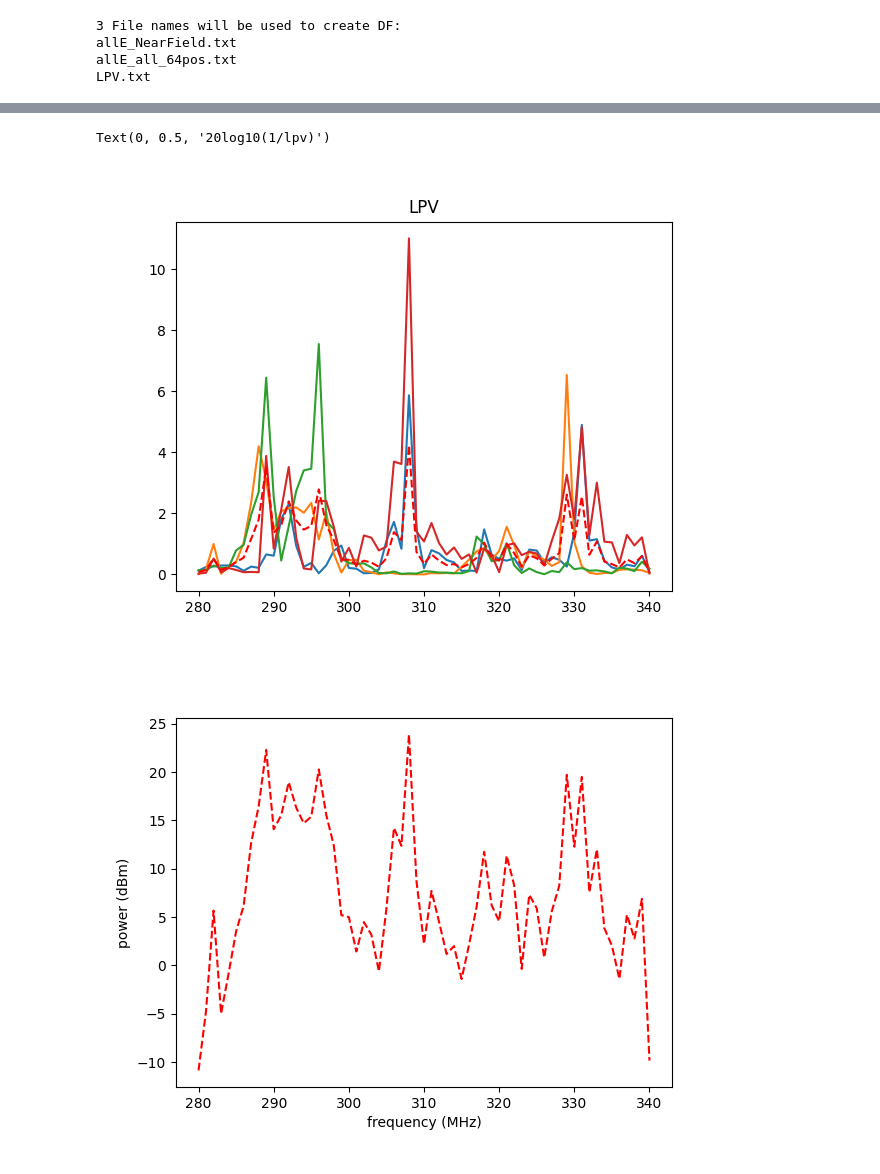
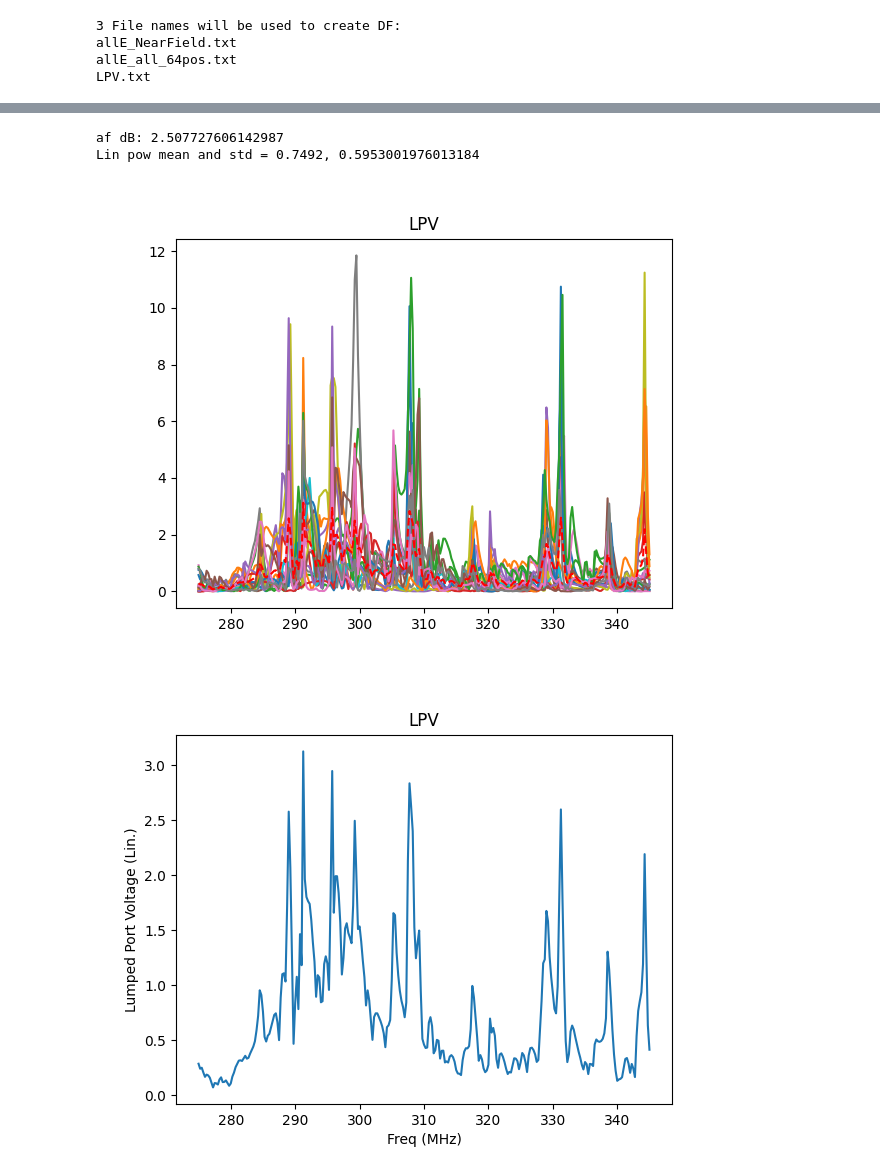
Before and after one commit to josephmlev/darkRadio, a Jupyter notebook: comsolSimulations/Af_eff_testing_9_11_23/analysis_shortDipoleInBox.ipynb, the cells around one changed output, grey strips where cells are left out. Saved outputs shown, nothing was run; the diff lists cells and outputs as text; code cells hidden in the pictures.

```diff
--- a/comsolSimulations/Af_eff_testing_9_11_23/analysis_shortDipoleInBox.ipynb
+++ b/comsolSimulations/Af_eff_testing_9_11_23/analysis_shortDipoleInBox.ipynb
@@ -4,6 +4,9 @@ import pandas as pd
 import matplotlib.pyplot as plt
 
 %matplotlib widget
+
+
+directory   = 'data/100cmDipInBox_17pos_755freqs_9_27_23/' #include trailing `/`
 # %%
 import numpy as np
 import pandas as pd
@@ -30,7 +33,6 @@ Also save text file with look up table of
 postionIdx, X, Y, Z, Alpha, Beta, Gamma
 '''
 
-directory   = 'data/100cmDipInBox_4Pos_70freq_9_25_23/' #include trailing `/`
 
 
 #get list of files in directory
@@ -167,26 +169,42 @@ plt.legend()
 # %%
 #plt LPV stuff
 
 plt.close('all')
 
 plt.figure()
 plt.title('LPV')
 for name, group in df.groupby('positionIdx'):
     plt.plot(group['freq(MHz)'], group['LPV'], label=f'Position {name}')
 plt.plot(group['freq(MHz)'], df.groupby('freq(MHz)').mean()['LPV'], 'r--', label = 'Mean')
 
+plt.figure()
+plt.title('LPV')
+plt.plot(group['freq(MHz)'], df.groupby('freq(MHz)').mean()['LPV'])
+plt.xlabel('Freq (MHz)')
+plt.ylabel('Lumped Port Voltage (Lin.)')
+
+
 #power
 plt.figure()
 plt.plot(group['freq(MHz)'], 10*np.log10((df.groupby('freq(MHz)').mean()['LPV'])**2/73 * 1000), 'r--', label = 'Mean')
 plt.xlabel('frequency (MHz)')
 plt.ylabel('power (dBm)')
 
 #AF lpv dB
 plt.figure()
-plt.plot(group['freq(MHz)'], 20*np.log10(df.groupby('freq(MHz)').mean()['LPV']), 'r--', label = 'Mean')
+plt.plot(group['freq(MHz)'], 20*np.log10(1/df.groupby('freq(MHz)').mean()['LPV']), 'r--', label = 'Mean')
 plt.xlabel('frequency (MHz)')
 plt.ylabel('20log10(1/lpv)')
+
+afdB = 20*np.log10(1/(np.mean(df.groupby('freq(MHz)').mean()['LPV'])))
+print(f'af dB: {afdB}')
+
+meanPow = np.mean(df.groupby('freq(MHz)').mean()['LPV'].mean())
+stdPow = np.std(df.groupby('freq(MHz)').mean()['LPV'])
+
+print(f'Lin pow mean and std = {np.round(meanPow,4)}, {stdPow}')
 # %% [output]
-Text(0, 0.5, '20log10(1/lpv)')
+af dB: 2.507727606142987
+Lin pow mean and std = 0.7492, 0.5953001976013184
-[figure, old version]
+[figure, new version]
-[figure, old version]
+[figure, new version]
```
Also changed, not shown: parts of 4 cells of this notebook.
